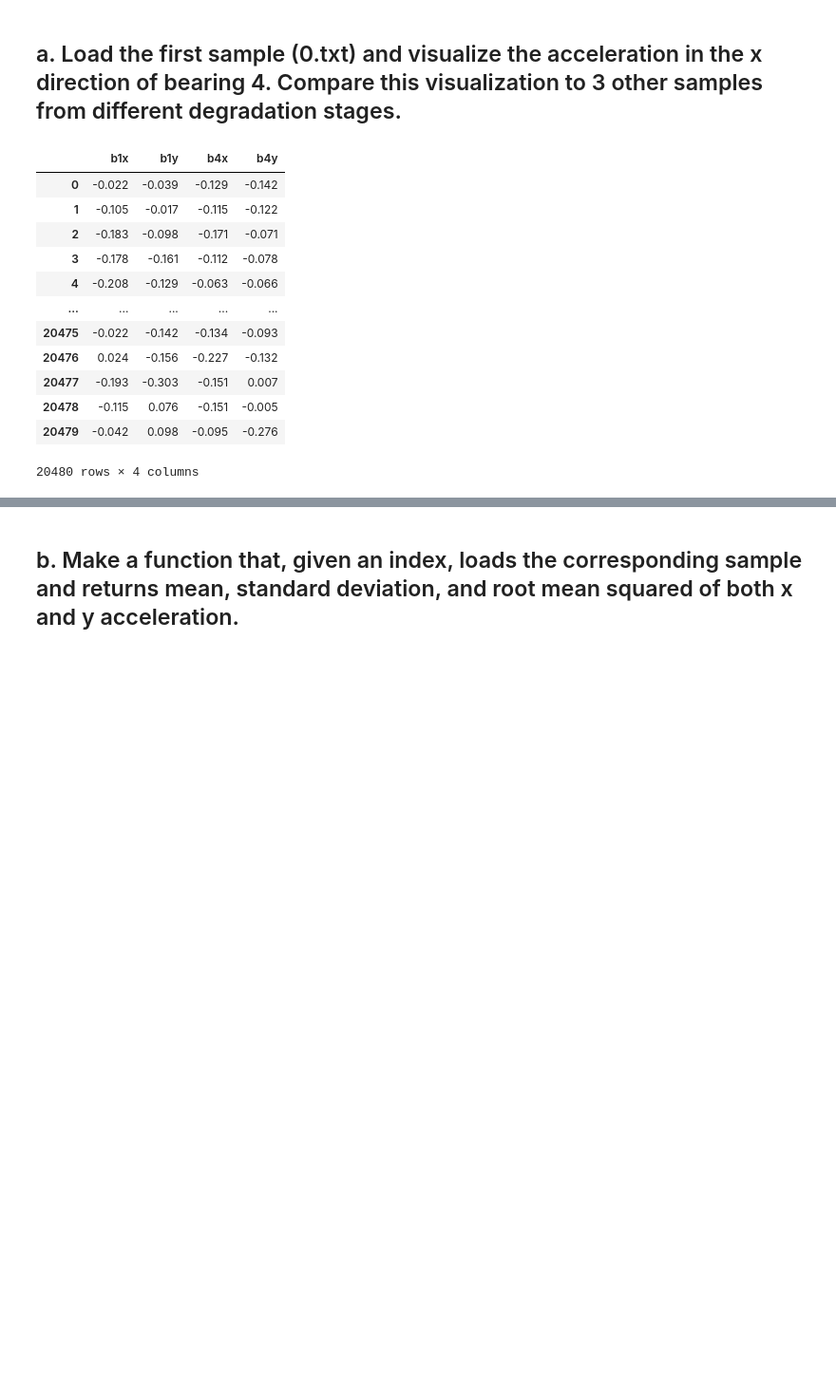
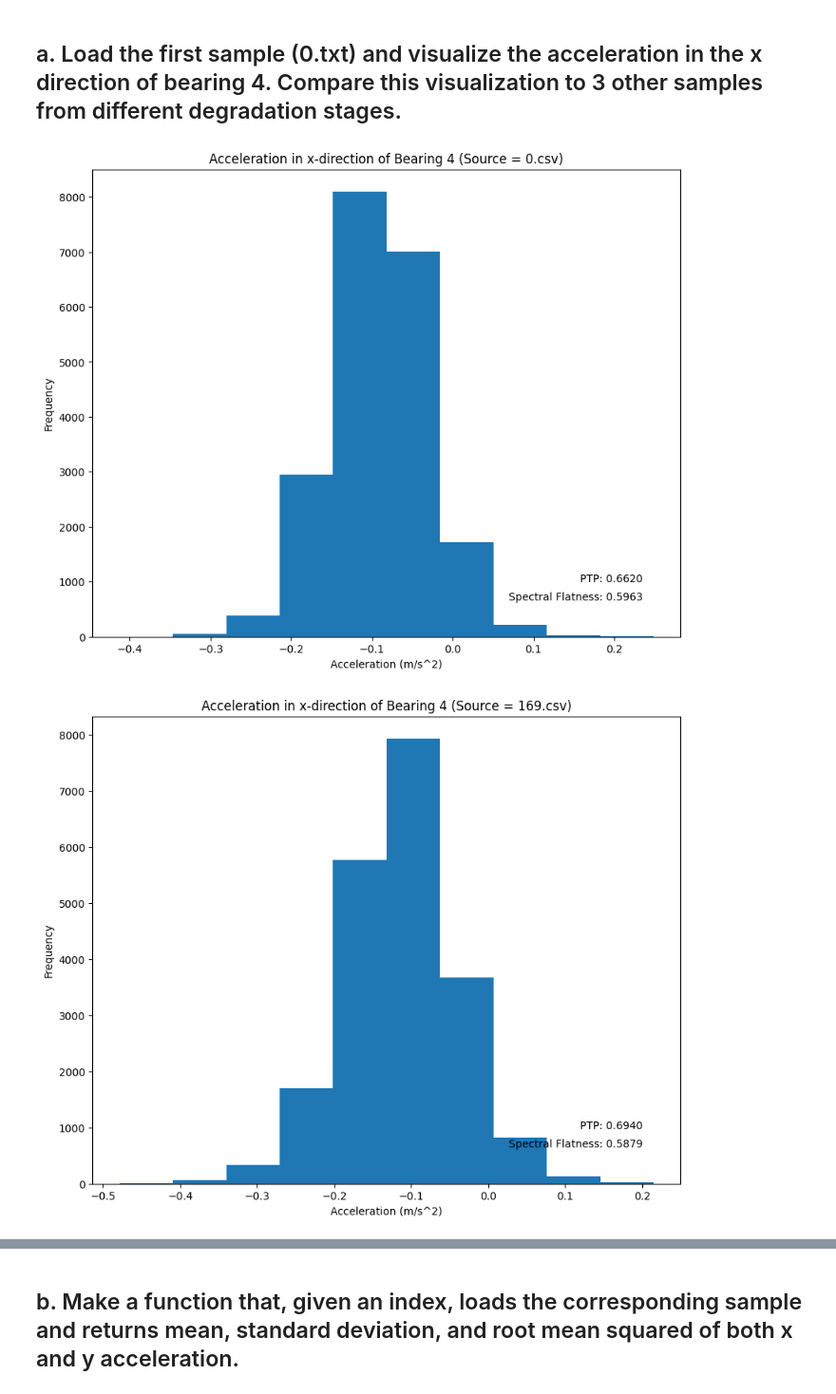
Before and after one commit to moniquechandra/DS8-FINAL, a Jupyter notebook: exercise_1.ipynb, the cells around one changed output, grey strips where cells are left out. Shown at 95% size. Cells and saved outputs as stored; diff of their text form; code cells hidden in the pictures; blank space fills up the shorter version.

```diff
--- a/exercise_1.ipynb
+++ b/exercise_1.ipynb
@@ -20,27 +22,41 @@ from pathlib import Path
 train_data_dir = Path('train')
 # %% [markdown]
 ## a. Load the first sample (0.txt) and visualize the acceleration in the x direction of bearing 4. Compare this visualization to 3 other samples from different degradation stages.
-# %%
-# Inspect the first file's columns
-def data_(file_name):
-    sample_file = os.path.join(train_data_dir, file_name)
-    bearing_data = pd.read_csv(sample_file, delimiter=';')
-
-    return bearing_data
-
-bearing_data_0 = data_('0.csv')
-bearing_data_0
-# %% [output]
-|  | b1x | b1y | b4x | b4y |
-| 0 | -0.022 | -0.039 | -0.129 | -0.142 |
-| 1 | -0.105 | -0.017 | -0.115 | -0.122 |
-| 2 | -0.183 | -0.098 | -0.171 | -0.071 |
-| 3 | -0.178 | -0.161 | -0.112 | -0.078 |
-| 4 | -0.208 | -0.129 | -0.063 | -0.066 |
-| ... | ... | ... | ... | ... |
-| 20475 | -0.022 | -0.142 | -0.134 | -0.093 |
-| 20476 | 0.024 | -0.156 | -0.227 | -0.132 |
-| 20477 | -0.193 | -0.303 | -0.151 | 0.007 |
-| 20478 | -0.115 | 0.076 | -0.151 | -0.005 |
-| 20479 | -0.042 | 0.098 | -0.095 | -0.276 |
-20480 rows × 4 columns
+# %%
+# Inspect and load the sample based on the file name.
+def data_(file_name):
+    sample_file = os.path.join(train_data_dir, file_name)
+    bearing_data = pd.read_csv(sample_file, delimiter=';')
+
+    return bearing_data
+
+# To simplify the visualization, we made a function.
+def viz_acceleration_bearing_data(csv_data, y_column):
+    bearing_data = data_(csv_data)
+    y0 = bearing_data[y_column]
+    _, Pxx = welch(bearing_data[y_column])
+    spectral_flatness = np.exp(np.mean(np.log(Pxx))) / np.mean(Pxx)
+    ptp = np.ptp(bearing_data[y_column])
+
+    plt.figure(figsize=(10, 8))
+    plt.xlabel('Acceleration (m/s^2)')
+    plt.ylabel('Frequency')
+    plt.title(f'Acceleration in x-direction of Bearing 4 (Source = {csv_data})')
+    plt.gcf().text(0.85, 0.17, f'Spectral Flatness: {spectral_flatness:.4f}', fontsize=10, horizontalalignment='right')
+    plt.gcf().text(0.85, 0.20, f'PTP: {ptp:.4f}', fontsize=10, horizontalalignment='right')
+
+    plt.hist(y0)
+# %%
+# Load the first sample (0.txt) and visualize the acceleration in the x direction of bearing 4.
+viz_acceleration_bearing_data('0.csv', 'b4x')
+
+# Compare this visualization to 3 other samples from different degradation stages.
+viz_acceleration_bearing_data('169.csv', 'b4x') # Stage 1
+plt.show()
+viz_acceleration_bearing_data('800.csv', 'b4x') #  Stage 2
+plt.show()
+viz_acceleration_bearing_data('1720.csv', 'b4x') # Stage 4
+plt.show()
+# %% [output]
+[figure, added]
+[figure, added]
```
Also changed, not shown: parts of 16 cells of this notebook.
